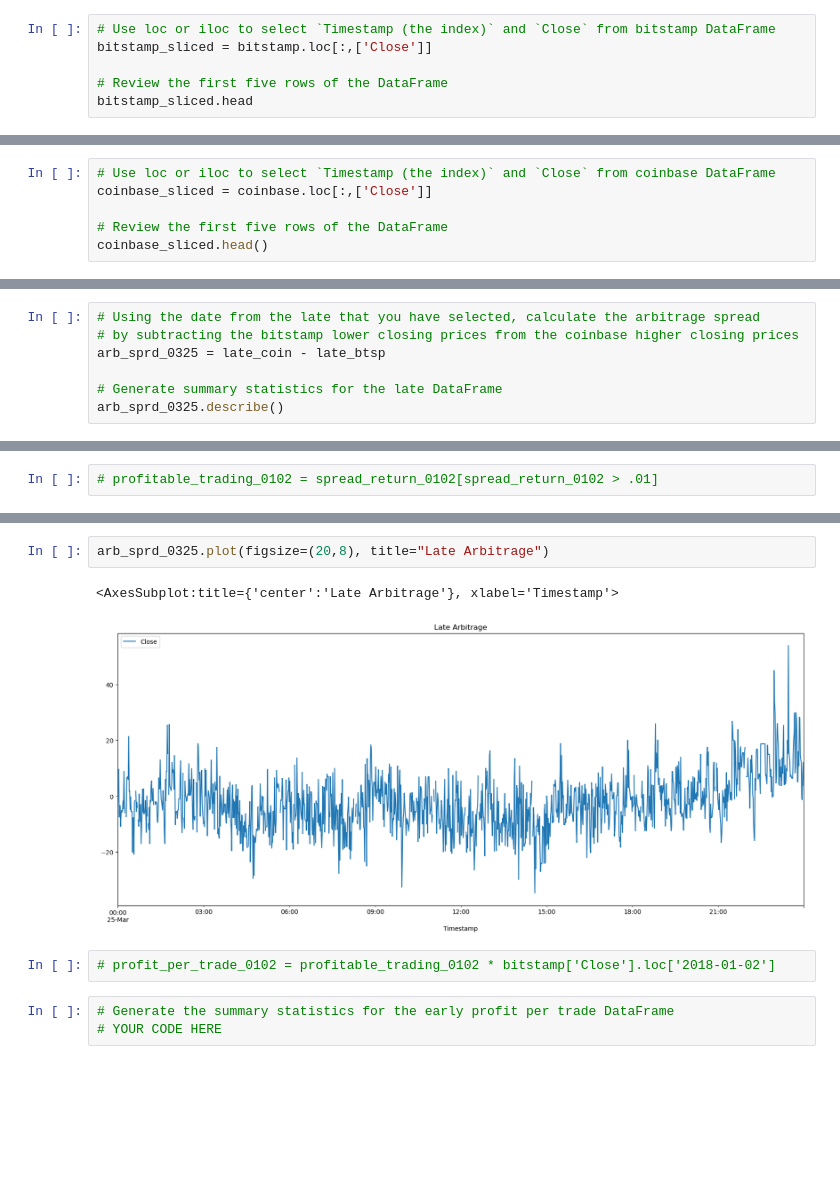
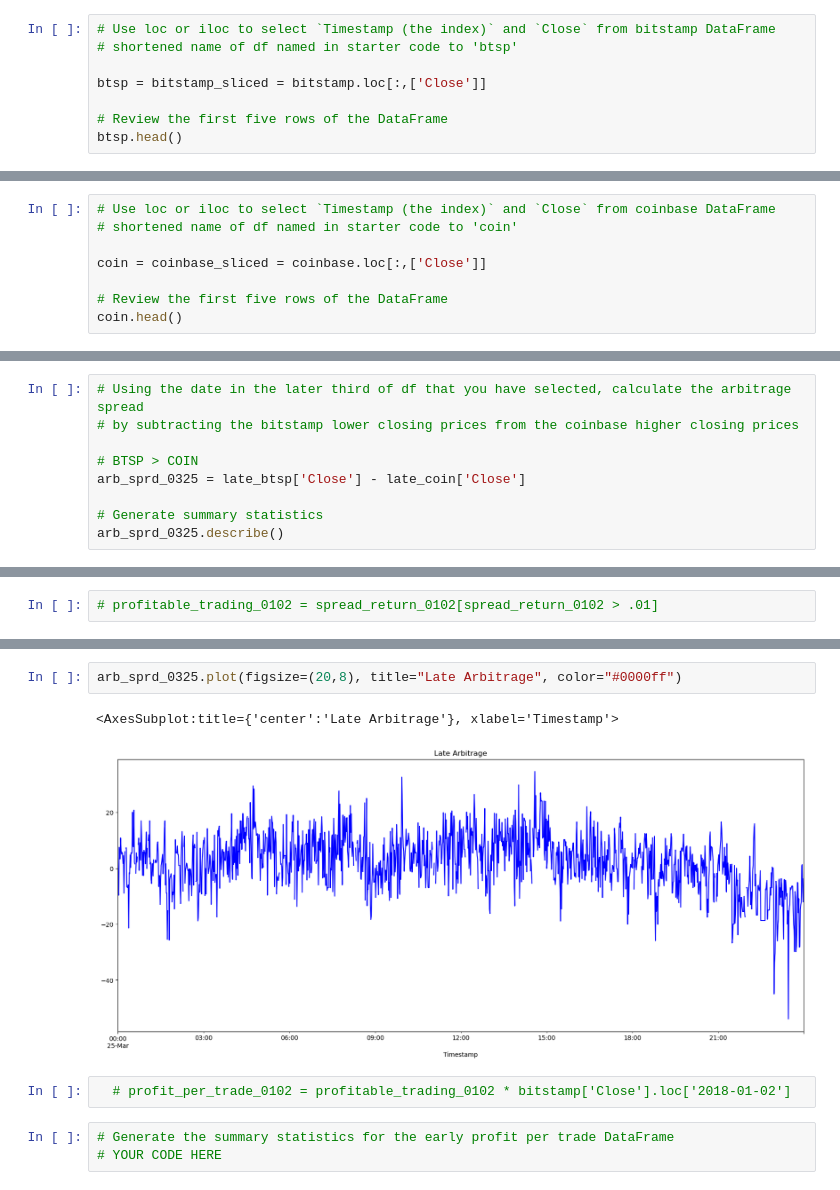
Before and after one commit to markwbeers/BTC_Visual_Arbitrage_Analyzer, a Jupyter notebook: crypto_arbitrage.ipynb, the cells around one changed output, grey strips where cells are left out. Drawn from its saved outputs; the diff is of its cells as text; blank space fills up the shorter version.

Commit message:
created new shortened variables for shorter and simpler DRY coding

```diff
--- a/crypto_arbitrage.ipynb
+++ b/crypto_arbitrage.ipynb
@@ -255,8 +257,10 @@ Select the data you want to analyze. Use `loc` or `iloc` to select the following
 * Close
 # %%
 # Use loc or iloc to select `Timestamp (the index)` and `Close` from bitstamp DataFrame
-bitstamp_sliced = bitstamp.loc[:,['Close']]
+# shortened name of df named in starter code to 'btsp'
+
+btsp = bitstamp_sliced = bitstamp.loc[:,['Close']]
 
 # Review the first five rows of the DataFrame
-bitstamp_sliced.head
+btsp.head()
 # %% [output]
@@ -278,9 +274,11 @@ Timestamp
 # %%
 # Use loc or iloc to select `Timestamp (the index)` and `Close` from coinbase DataFrame
-coinbase_sliced = coinbase.loc[:,['Close']]
+# shortened name of df named in starter code to 'coin'
+
+coin = coinbase_sliced = coinbase.loc[:,['Close']]
 
 # Review the first five rows of the DataFrame
-coinbase_sliced.head()
+coin.head()
 # %% [output]
 |  | Close |
 | Timestamp |  |
@@ -560,8 +586,10 @@ Name: Close, dtype: float64
 # %%
-# Using the date from the late that you have selected, calculate the arbitrage spread
+# Using the date in the later third of df that you have selected, calculate the arbitrage spread
 # by subtracting the bitstamp lower closing prices from the coinbase higher closing prices
-arb_sprd_0325 = late_coin - late_btsp
 
-# Generate summary statistics for the late DataFrame
+# BTSP > COIN
+arb_sprd_0325 = late_btsp['Close'] - late_coin['Close']
+
+# Generate summary statistics
 arb_sprd_0325.describe()
 # %% [output]
@@ -833,10 +855,10 @@ arb_sprd_0207.plot(figsize=(20,8), title="Middle Arbitrage")
 # %%
-arb_sprd_0325.plot(figsize=(20,8), title="Late Arbitrage")
+arb_sprd_0325.plot(figsize=(20,8), title="Late Arbitrage", color="#0000ff")
 # %% [output]
 <AxesSubplot:title={'center':'Late Arbitrage'}, xlabel='Timestamp'>
-[figure, old version]
+[figure, new version]
 # %%
-# profit_per_trade_0102 = profitable_trading_0102 * bitstamp['Close'].loc['2018-01-02']
+  # profit_per_trade_0102 = profitable_trading_0102 * bitstamp['Close'].loc['2018-01-02']
 # %%
 # Generate the summary statistics for the early profit per trade DataFrame
 # YOUR CODE HERE
```
Also changed, not shown: parts of 30 cells of this notebook.
